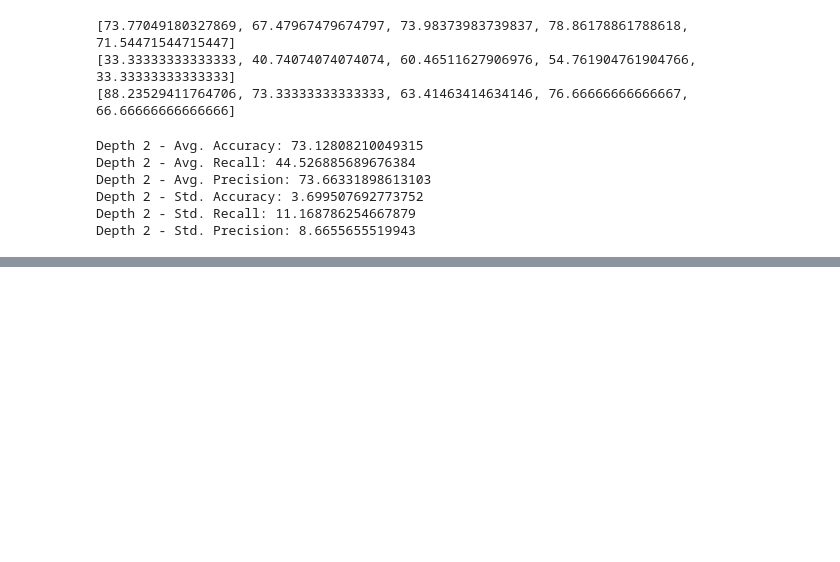
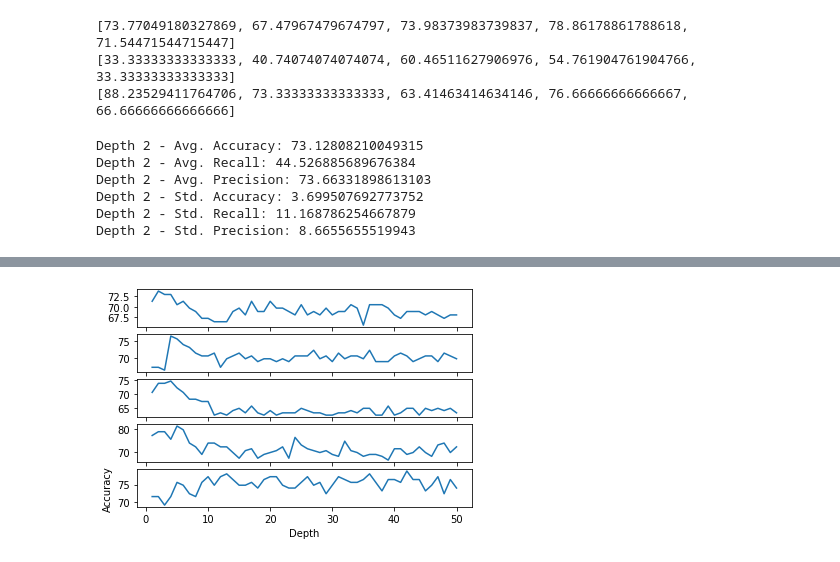
Before and after one commit to meenakshsundaram/AIML, a Jupyter notebook: DecisionTrees/src/diabetes/diabetes_dtree.ipynb, the cells around one changed output, grey strips where cells are left out. Saved outputs shown, nothing was run; the diff lists cells and outputs as text; code cells hidden in the pictures; blank space fills up the shorter version.

```diff
--- a/DecisionTrees/src/diabetes/diabetes_dtree.ipynb
+++ b/DecisionTrees/src/diabetes/diabetes_dtree.ipynb
@@ -403,0 +413,41 @@ Depth 5 - Std. Precision: 11.230575922713905
+# %%
+cv_accuracy = []
+cv_precision = []
+cv_recall = []
+for datadf in [(first_crossval,cv5),(second_crossval,cv4),(third_crossval,cv3),(fourth_crossval,cv2),(fifth_crossval,cv1)]:
+    x_tra,y_tra = datadf[0].iloc[:,:-1],datadf[0].iloc[:,-1]
+    x_te,y_te = datadf[1].iloc[:,:-1],datadf[1].iloc[:,-1]
+    inter_accu = []
+    inter_recall = []
+    inter_prec = []
+    for k in range(1,51,1):
+        dtree = DecisionTreeClassifier(criterion="entropy",max_depth=k,splitter="best")
+        dtree.fit(x_tra,y_tra)
+        y_pred = dtree.predict(x_te)
+        # metrics.ConfusionMatrixDisplay.from_predictions(y_te,y_pred)
+        # metrics.RocCurveDisplay.from_predictions(y_te,y_pred)
+        inter_accu.append(100*metrics.accuracy_score(y_te,y_pred))
+        inter_recall.append(100*metrics.recall_score(y_te,y_pred))
+        inter_prec.append(100*metrics.precision_score(y_te,y_pred))
+    cv_accuracy.append(inter_accu)
+    cv_recall.append(inter_recall)
+    cv_precision.append(inter_prec)
+# %%
+depth_value = [i for i in range(1,51,1)]
+# %%
+plt.figure(facecolor="white")
+plt.subplot(5,1,1)
+plt.plot(depth_value,cv_accuracy[0])
+plt.subplot(5,1,2)
+plt.plot(depth_value,cv_accuracy[1])
+plt.subplot(5,1,3)
+plt.plot(depth_value,cv_accuracy[2])
+plt.subplot(5,1,4)
+plt.plot(depth_value,cv_accuracy[3])
+plt.subplot(5,1,5)
+plt.plot(depth_value,cv_accuracy[4])
+plt.xlabel("Depth")
+plt.ylabel("Accuracy")
+plt.show()
+# %% [output]
+[figure, added]
```
Also changed, not shown: parts of 10 cells of this notebook.
